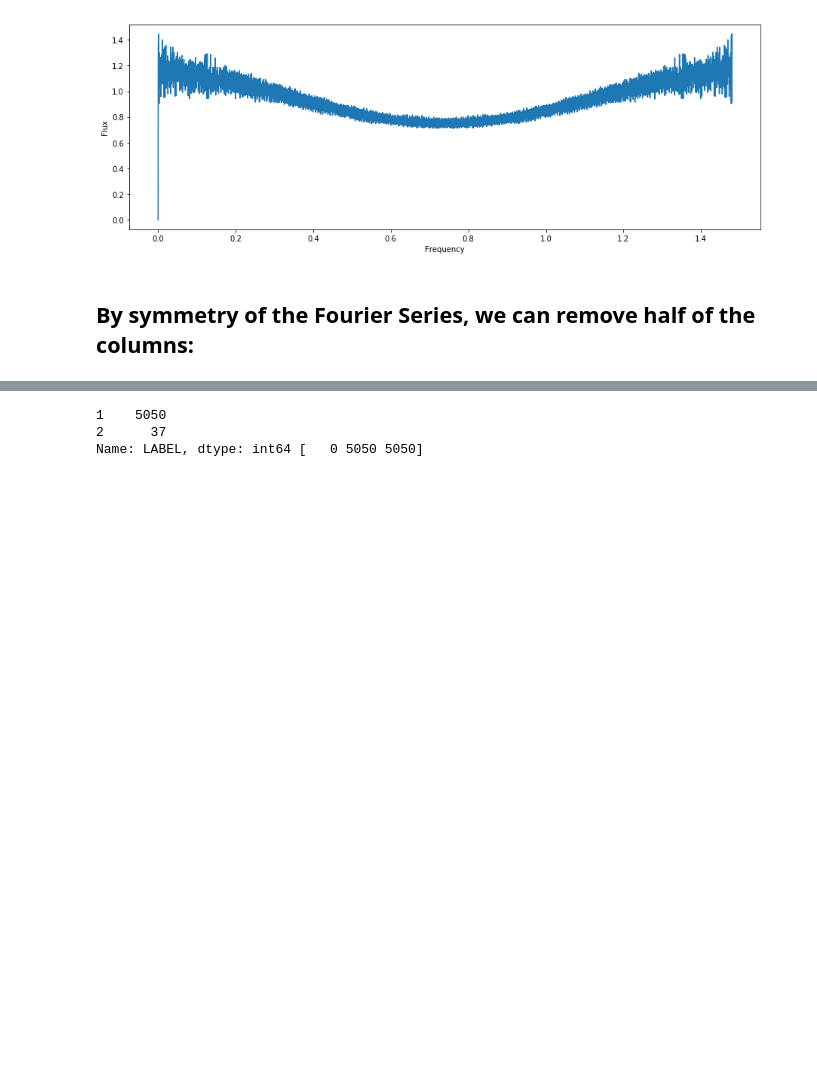
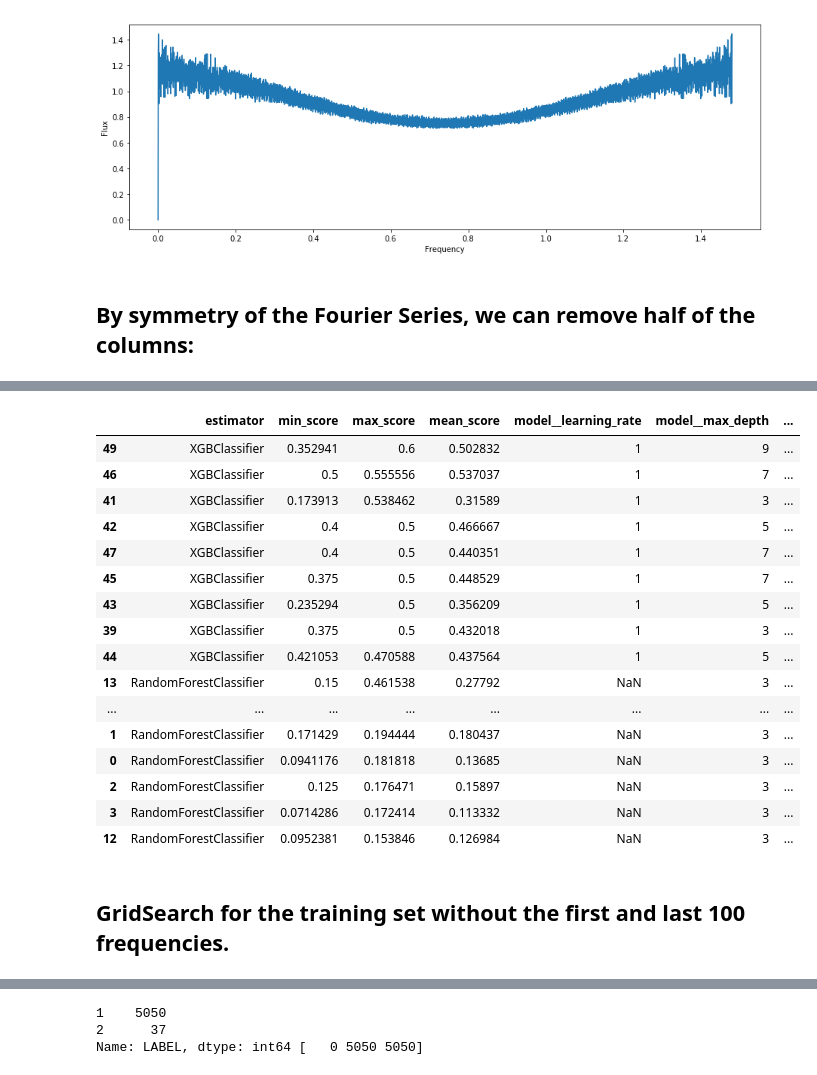
Before and after one commit to jfcarmonag/exoplanet-star-detection, a Jupyter notebook: exostar.ipynb, the cells around one changed output, grey strips where cells are left out. Saved outputs shown, nothing was run; the diff lists cells and outputs as text; code cells hidden in the pictures; blank space fills up the shorter version.

```diff
--- a/exostar.ipynb
+++ b/exostar.ipynb
@@ -307,0 +366,3 @@ helper1.score_summary(sort_by='min_score')
+# %%
+helper = EstimatorSelectionHelper(models1, params1)
+helper.fit(X_train_l, y_train, scoring=f1_scorer, n_jobs=-1)
@@ -307,0 +381,22 @@ helper1.score_summary(sort_by='min_score')
+# %%
+helper.score_summary(sort_by='max_score')
+# %% [output]
+|  | estimator | min_score | max_score | mean_score | model__learning_rate | model__max_depth | ... |
+| 49 | XGBClassifier | 0.352941 | 0.6 | 0.502832 | 1 | 9 | ... |
+| 46 | XGBClassifier | 0.5 | 0.555556 | 0.537037 | 1 | 7 | ... |
+| 41 | XGBClassifier | 0.173913 | 0.538462 | 0.31589 | 1 | 3 | ... |
+| 42 | XGBClassifier | 0.4 | 0.5 | 0.466667 | 1 | 5 | ... |
+| 47 | XGBClassifier | 0.4 | 0.5 | 0.440351 | 1 | 7 | ... |
+| 45 | XGBClassifier | 0.375 | 0.5 | 0.448529 | 1 | 7 | ... |
+| 43 | XGBClassifier | 0.235294 | 0.5 | 0.356209 | 1 | 5 | ... |
+| 39 | XGBClassifier | 0.375 | 0.5 | 0.432018 | 1 | 3 | ... |
+| 44 | XGBClassifier | 0.421053 | 0.470588 | 0.437564 | 1 | 5 | ... |
+| 13 | RandomForestClassifier | 0.15 | 0.461538 | 0.27792 | NaN | 3 | ... |
+| ... | ... | ... | ... | ... | ... | ... | ... |
+| 1 | RandomForestClassifier | 0.171429 | 0.194444 | 0.180437 | NaN | 3 | ... |
+| 0 | RandomForestClassifier | 0.0941176 | 0.181818 | 0.13685 | NaN | 3 | ... |
+| 2 | RandomForestClassifier | 0.125 | 0.176471 | 0.15897 | NaN | 3 | ... |
+| 3 | RandomForestClassifier | 0.0714286 | 0.172414 | 0.113332 | NaN | 3 | ... |
+| 12 | RandomForestClassifier | 0.0952381 | 0.153846 | 0.126984 | NaN | 3 | ... |
+# %% [markdown]
+## GridSearch for the training set without the first and last 100 frequencies.
```
Also changed, not shown: parts of 67 cells of this notebook.
